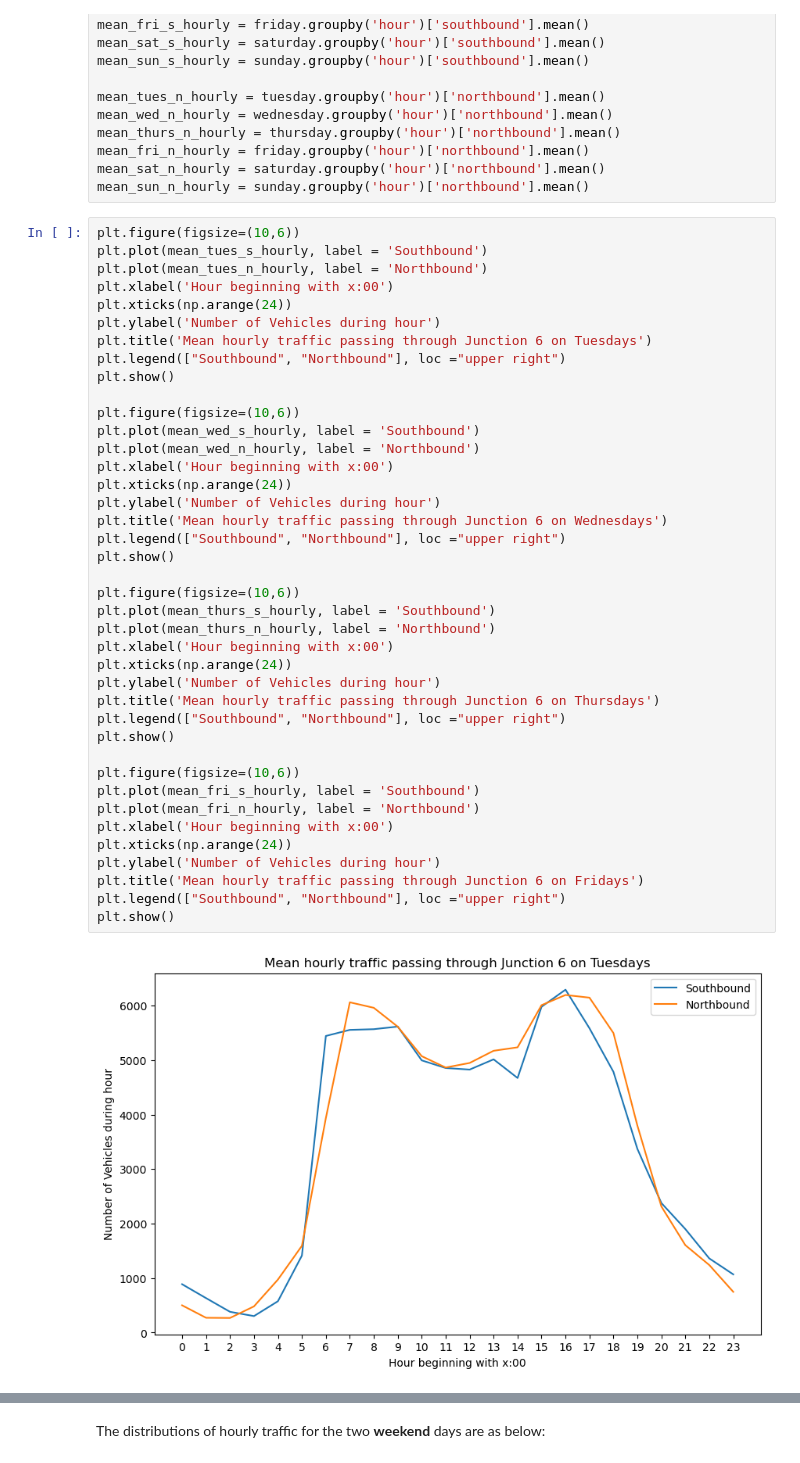
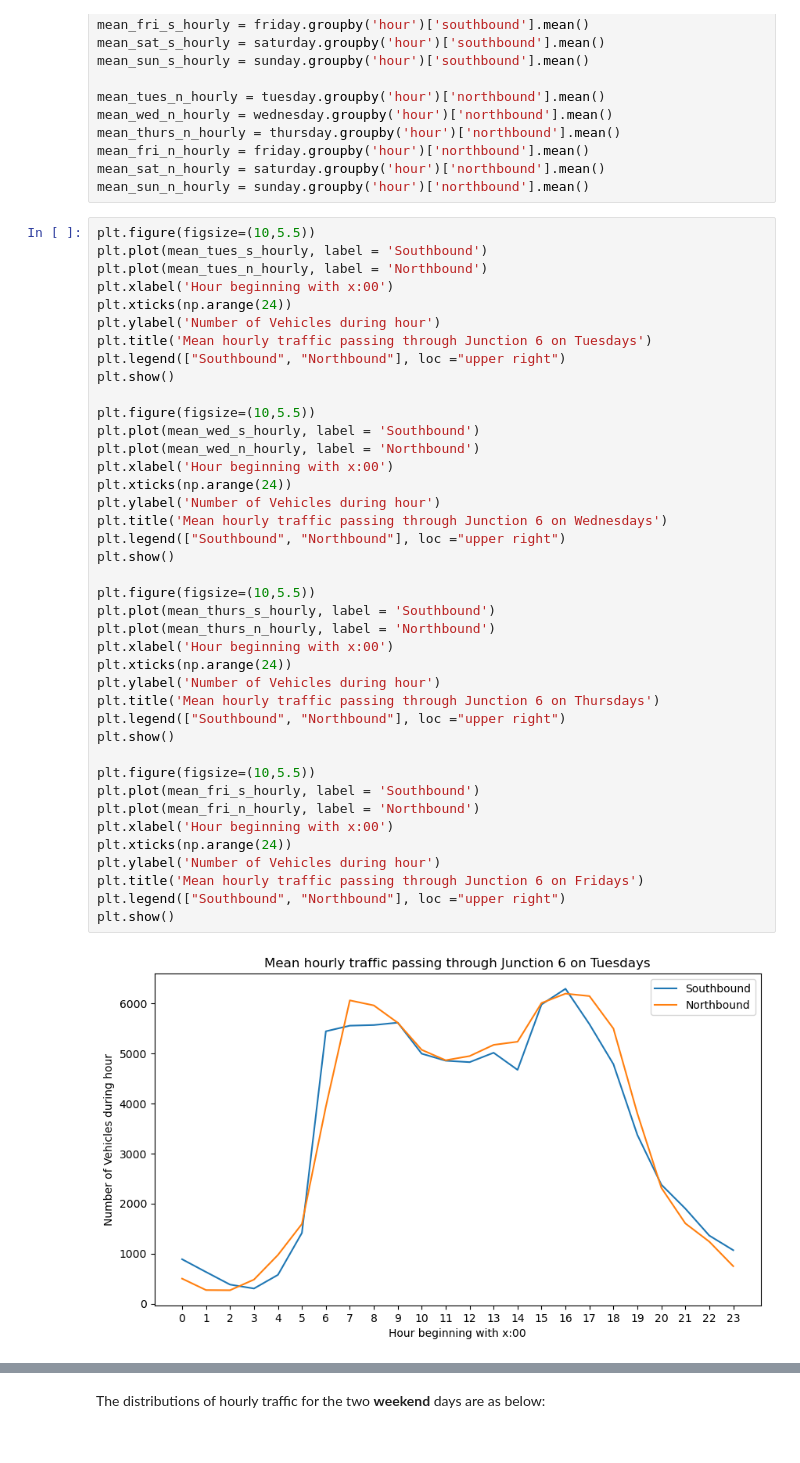
Before and after one commit to jmce22/pfda_project1, a Jupyter notebook: pfda_project1.ipynb, the cells around one changed output, grey strips where cells are left out. Drawn from its saved outputs; the diff is of its cells as text.

```diff
--- a/pfda_project1.ipynb
+++ b/pfda_project1.ipynb
@@ -178,7 +178,7 @@ mean_fri_n_hourly = friday.groupby('hour')['northbound'].mean()
 mean_sat_n_hourly = saturday.groupby('hour')['northbound'].mean()
 mean_sun_n_hourly = sunday.groupby('hour')['northbound'].mean()
 # %%
-plt.figure(figsize=(10,6))
+plt.figure(figsize=(10,5.5))
 plt.plot(mean_tues_s_hourly, label = 'Southbound')
 plt.plot(mean_tues_n_hourly, label = 'Northbound')
 plt.xlabel('Hour beginning with x:00')
@@ -188,34 +188,34 @@ plt.title('Mean hourly traffic passing through Junction 6 on Tuesdays')
 plt.legend(["Southbound", "Northbound"], loc ="upper right")
 plt.show()
 
-plt.figure(figsize=(10,6))
+plt.figure(figsize=(10,5.5))
 plt.plot(mean_wed_s_hourly, label = 'Southbound')
 plt.plot(mean_wed_n_hourly, label = 'Northbound')
 plt.xlabel('Hour beginning with x:00')
 plt.xticks(np.arange(24))
 plt.ylabel('Number of Vehicles during hour')
 plt.title('Mean hourly traffic passing through Junction 6 on Wednesdays')
 plt.legend(["Southbound", "Northbound"], loc ="upper right")
 plt.show()
 
-plt.figure(figsize=(10,6))
+plt.figure(figsize=(10,5.5))
 plt.plot(mean_thurs_s_hourly, label = 'Southbound')
 plt.plot(mean_thurs_n_hourly, label = 'Northbound')
 plt.xlabel('Hour beginning with x:00')
 plt.xticks(np.arange(24))
 plt.ylabel('Number of Vehicles during hour')
 plt.title('Mean hourly traffic passing through Junction 6 on Thursdays')
 plt.legend(["Southbound", "Northbound"], loc ="upper right")
 plt.show()
 
-plt.figure(figsize=(10,6))
+plt.figure(figsize=(10,5.5))
 plt.plot(mean_fri_s_hourly, label = 'Southbound')
 plt.plot(mean_fri_n_hourly, label = 'Northbound')
 plt.xlabel('Hour beginning with x:00')
 plt.xticks(np.arange(24))
 plt.ylabel('Number of Vehicles during hour')
 plt.title('Mean hourly traffic passing through Junction 6 on Fridays')
 plt.legend(["Southbound", "Northbound"], loc ="upper right")
 plt.show()
 # %% [output]
-[figure, old version]
+[figure, new version]
```
Also changed, not shown: parts of 13 cells of this notebook.
